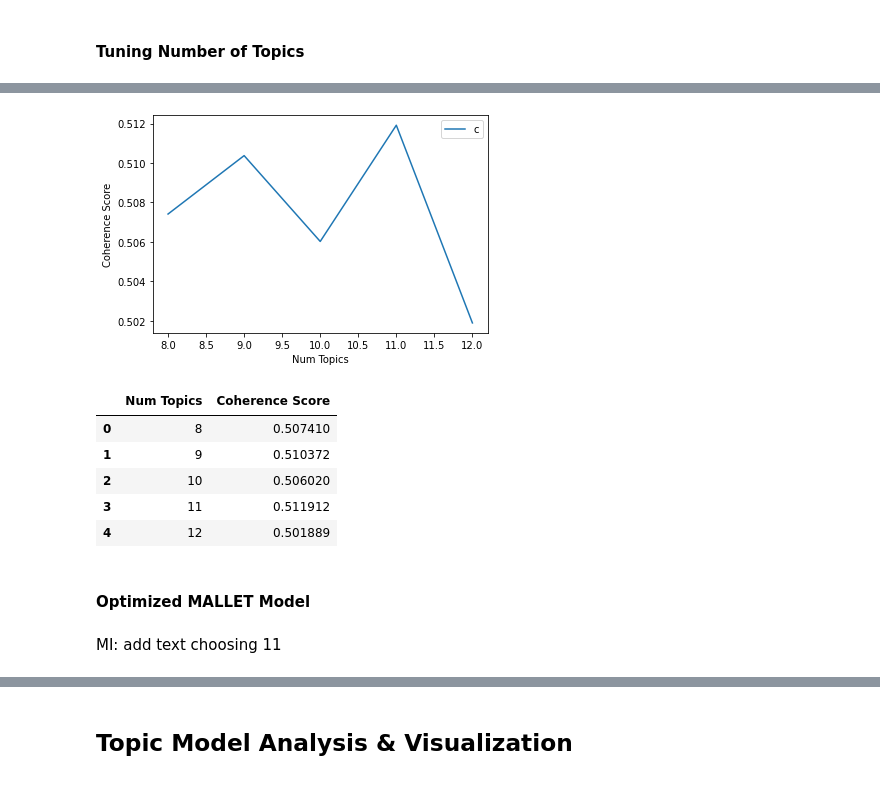
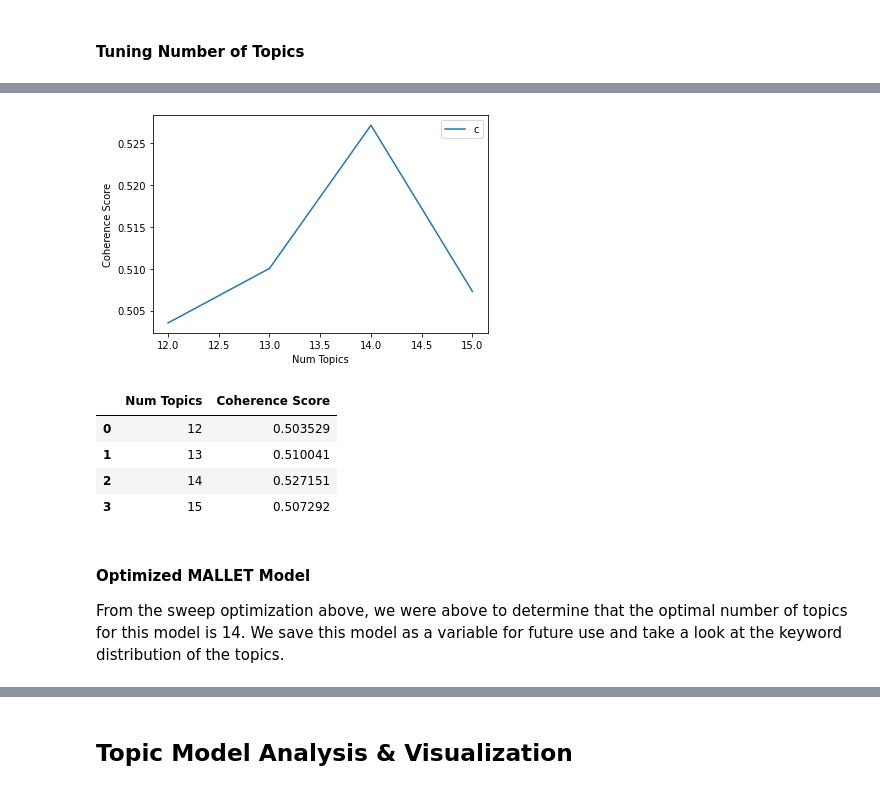
Before and after one commit to JeremyOBrien16/CUNY_DATA_620, a Jupyter notebook: ProjectFinal/data620project_final.ipynb, the cells around one changed output, grey strips where cells are left out. Saved outputs shown, nothing was run; the diff lists cells and outputs as text; code cells hidden in the pictures.

Commit message:
New optimal k=14 for mallet. new csv written

```diff
--- a/ProjectFinal/data620project_final.ipynb
+++ b/ProjectFinal/data620project_final.ipynb
@@ -467,30 +451,29 @@ chart_model_coherence(mlt_broad_coherence_values,
 # %%
 # Cast narrower net in range of 6 to 25 in single steps to smooth and find optimum in number of topics
 mlt_narrow_model_list, mlt_narrow_coherence_values = compute_coherence_values(model_type='LdaMallet',
                                                                             dictionary=id2word,
                                                                             corpus=corpus,
                                                                             texts=data_lemmatized,
-                                                                            start=8,
-                                                                            limit=13,
+                                                                            start=12,
+                                                                            limit=16,
                                                                             step=1)
 
 # Chart narrower net of optimal number of topics
 mlt_narrow_coherence = chart_model_coherence(mlt_narrow_coherence_values,
-                      start=8,
-                      limit=13,
+                      start=12,
+                      limit=16,
                       step=1)
 mlt_narrow_coherence
 # %% [output]
-[figure, old version]
+[figure, new version]
 |  | Num Topics | Coherence Score |
-| 0 | 8 | 0.507410 |
-| 1 | 9 | 0.510372 |
-| 2 | 10 | 0.506020 |
-| 3 | 11 | 0.511912 |
-| 4 | 12 | 0.501889 |
+| 0 | 12 | 0.503529 |
+| 1 | 13 | 0.510041 |
+| 2 | 14 | 0.527151 |
+| 3 | 15 | 0.507292 |
-# %% [markdown]
-#### Optimized MALLET Model
-# %% [markdown]
-MI: add text choosing 11
+# %% [markdown]
+#### Optimized MALLET Model
+
+From the sweep optimization above, we were above to determine that the optimal number of topics for this model is 14. We save this model as a variable for future use and take a look at the keyword distribution of the topics.
 # %%
 # Optimal MALLET model
```
Also changed, not shown: parts of 24 cells of this notebook, 1 other file.
